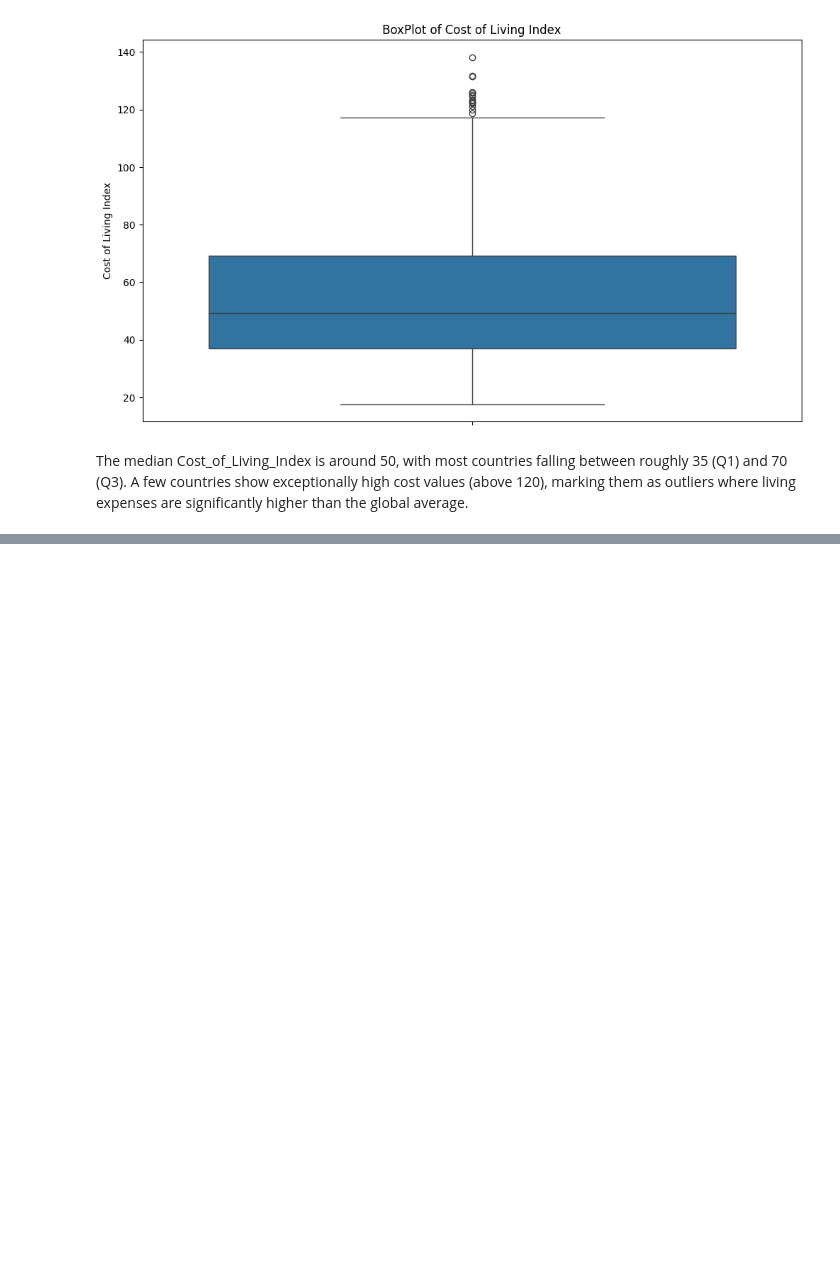
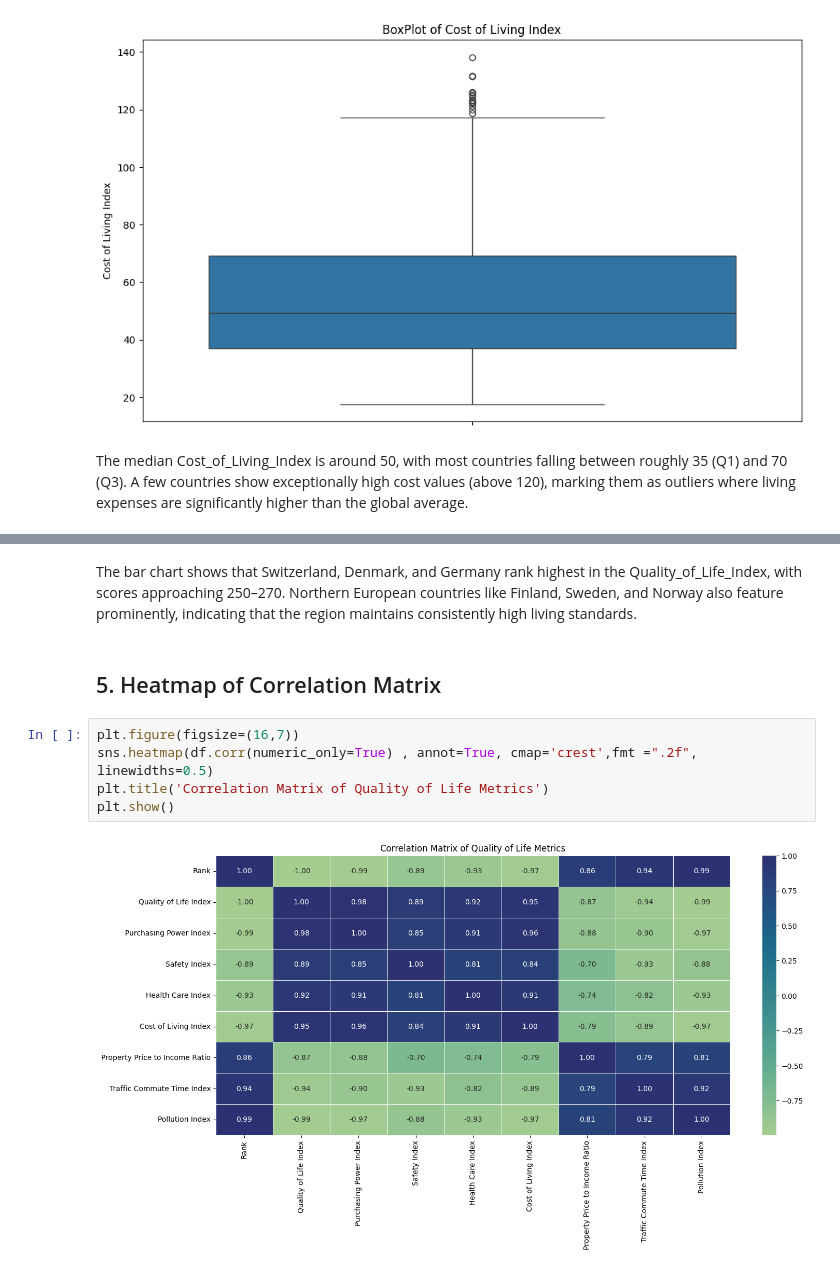
Before and after one commit to akankshakusf/ML_Quality-of-Life-Indices-by-Country, a Jupyter notebook: ml_quality_of_life_indices_by_country.ipynb, the cells around one changed output, grey strips where cells are left out. Saved outputs shown, nothing was run; the diff lists cells and outputs as text; blank space fills up the shorter version.

```diff
--- a/ml_quality_of_life_indices_by_country.ipynb
+++ b/ml_quality_of_life_indices_by_country.ipynb
@@ -171,0 +203,11 @@ The median Cost_of_Living_Index is around 50, with most countries falling betwee
+# %% [markdown]
+The bar chart shows that Switzerland, Denmark, and Germany rank highest in the Quality_of_Life_Index, with scores approaching 250–270. Northern European countries like Finland, Sweden, and Norway also feature prominently, indicating that the region maintains consistently high living standards.
+# %% [markdown]
+## 5. Heatmap of Correlation Matrix
+# %%
+plt.figure(figsize=(16,7))
+sns.heatmap(df.corr(numeric_only=True) , annot=True, cmap='crest',fmt =".2f", linewidths=0.5)
+plt.title('Correlation Matrix of Quality of Life Metrics')
+plt.show()
+# %% [output]
+[figure, added]
```
Also changed, not shown: parts of 26 cells of this notebook.
